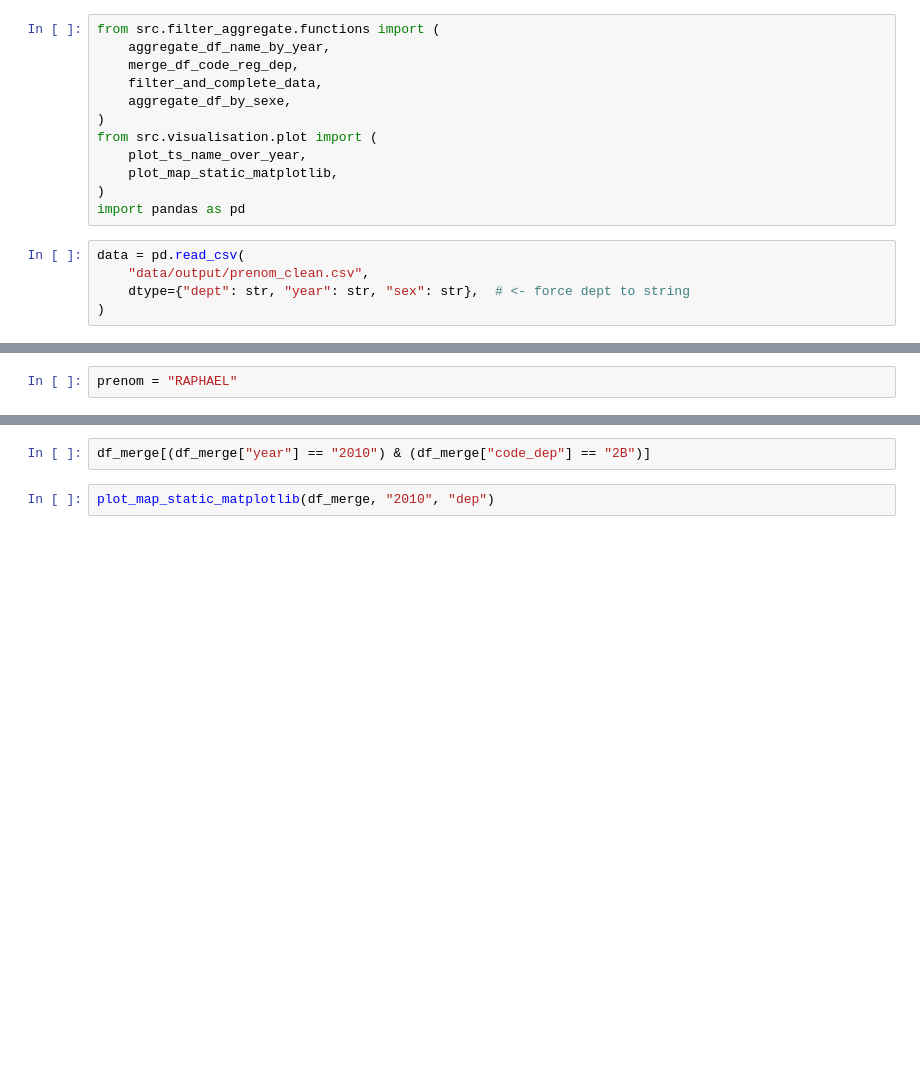
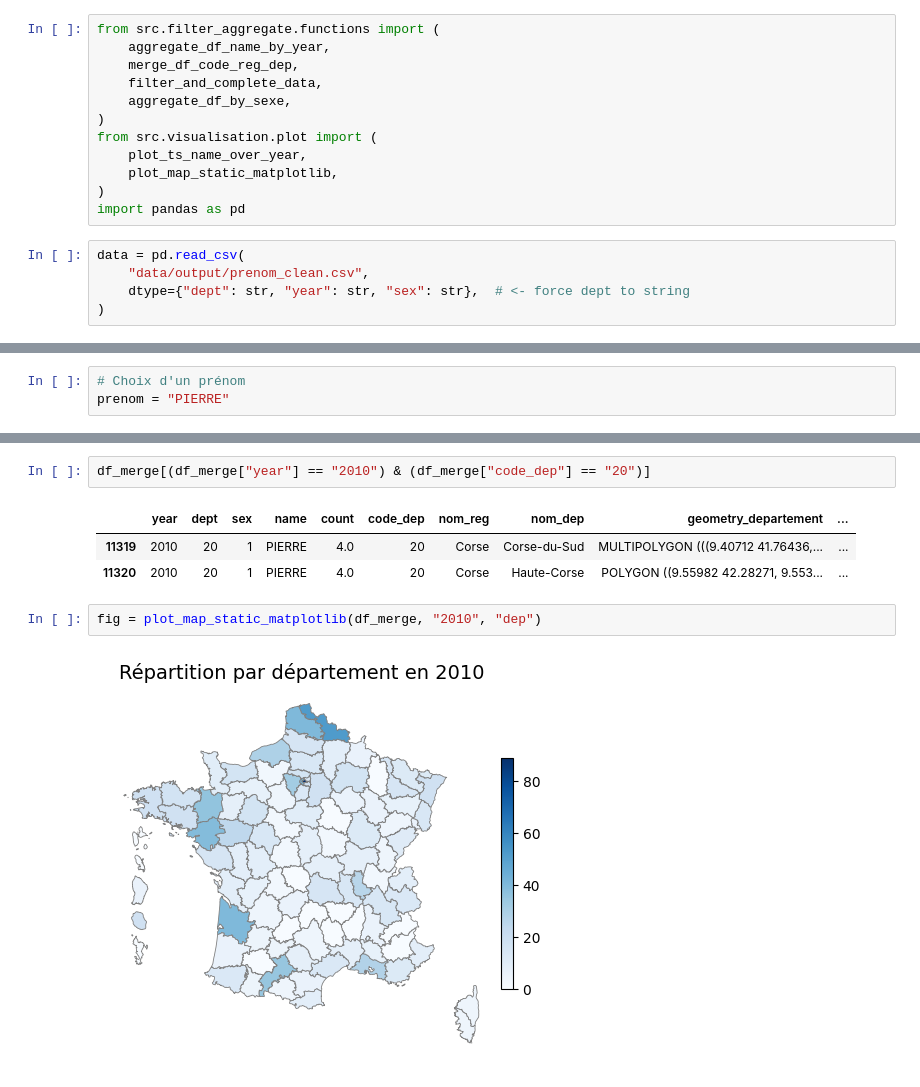
Before and after one commit to AlexandreMaghames/dashboard-prenoms, a Jupyter notebook: notebooks/analysis_exploration.ipynb, the cells around one changed output, grey strips where cells are left out. Saved outputs shown, nothing was run; the diff lists cells and outputs as text; blank space fills up the shorter version.

```diff
--- a/notebooks/analysis_exploration.ipynb
+++ b/notebooks/analysis_exploration.ipynb
@@ -41,5 +66,6 @@ data.groupby("sex", as_index=False).agg({"count": "sum"})
 # %%
-prenom = "RAPHAEL"
+# Choix d'un prénom
+prenom = "PIERRE"
 # %%
 df_filtered = filter_and_complete_data(data, prenom)
 df_filtered
@@ -62,5 +135,11 @@ df_merge
 # %%
-df_merge[(df_merge["year"] == "2010") & (df_merge["code_dep"] == "2B")]
+df_merge[(df_merge["year"] == "2010") & (df_merge["code_dep"] == "20")]
+# %% [output]
+|  | year | dept | sex | name | count | code_dep | nom_reg | nom_dep | geometry_departement | ... |
+| 11319 | 2010 | 20 | 1 | PIERRE | 4.0 | 20 | Corse | Corse-du-Sud | MULTIPOLYGON (((9.40712 41.76436,... | ... |
+| 11320 | 2010 | 20 | 1 | PIERRE | 4.0 | 20 | Corse | Haute-Corse | POLYGON ((9.55982 42.28271, 9.553... | ... |
 # %%
-plot_map_static_matplotlib(df_merge, "2010", "dep")
+fig = plot_map_static_matplotlib(df_merge, "2010", "dep")
+# %% [output]
+[figure, added]
 # %%
```
Also changed, not shown: parts of 11 cells of this notebook, 1 other file.
